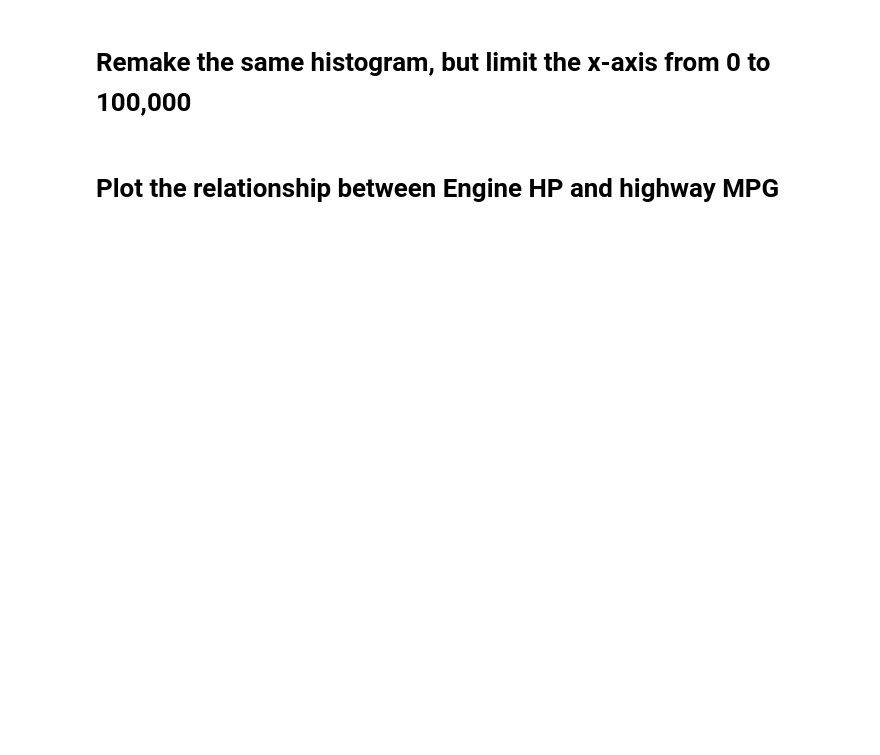
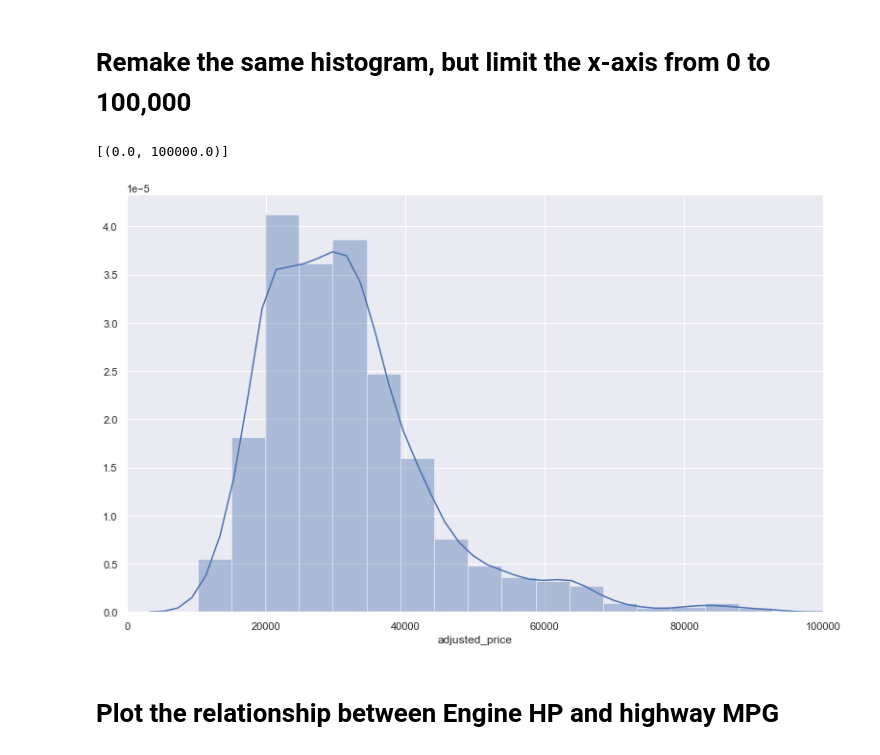
Before and after one commit to xuejin13/2020-fall-data-science, a Jupyter notebook: Week2-EDA/Exercise-EDA.ipynb, the cells around one changed output. Saved outputs shown, nothing was run; the diff lists cells and outputs as text; code cells hidden in the pictures; blank space fills up the shorter version.

```diff
--- a/Week2-EDA/Exercise-EDA.ipynb
+++ b/Week2-EDA/Exercise-EDA.ipynb
@@ -204,6 +205,12 @@ Name: adjusted_price, dtype: int64
 # Remake the same histogram, but limit the x-axis from 0 to 100,000
 # %%
 # Remake the same histogram, but limit the x-axis from 0 to 100,000
+plt.figure(figsize=(13,8))
+ax = sns.distplot(df[cond]['adjusted_price'])
+ax.set(xlim=(0, 100000))
+# %% [output]
+[(0.0, 100000.0)]
+[figure, added]
 # %% [markdown]
 # Plot the relationship between Engine HP and highway MPG
 # %%
```
Also changed, not shown: parts of 12 cells of this notebook.
